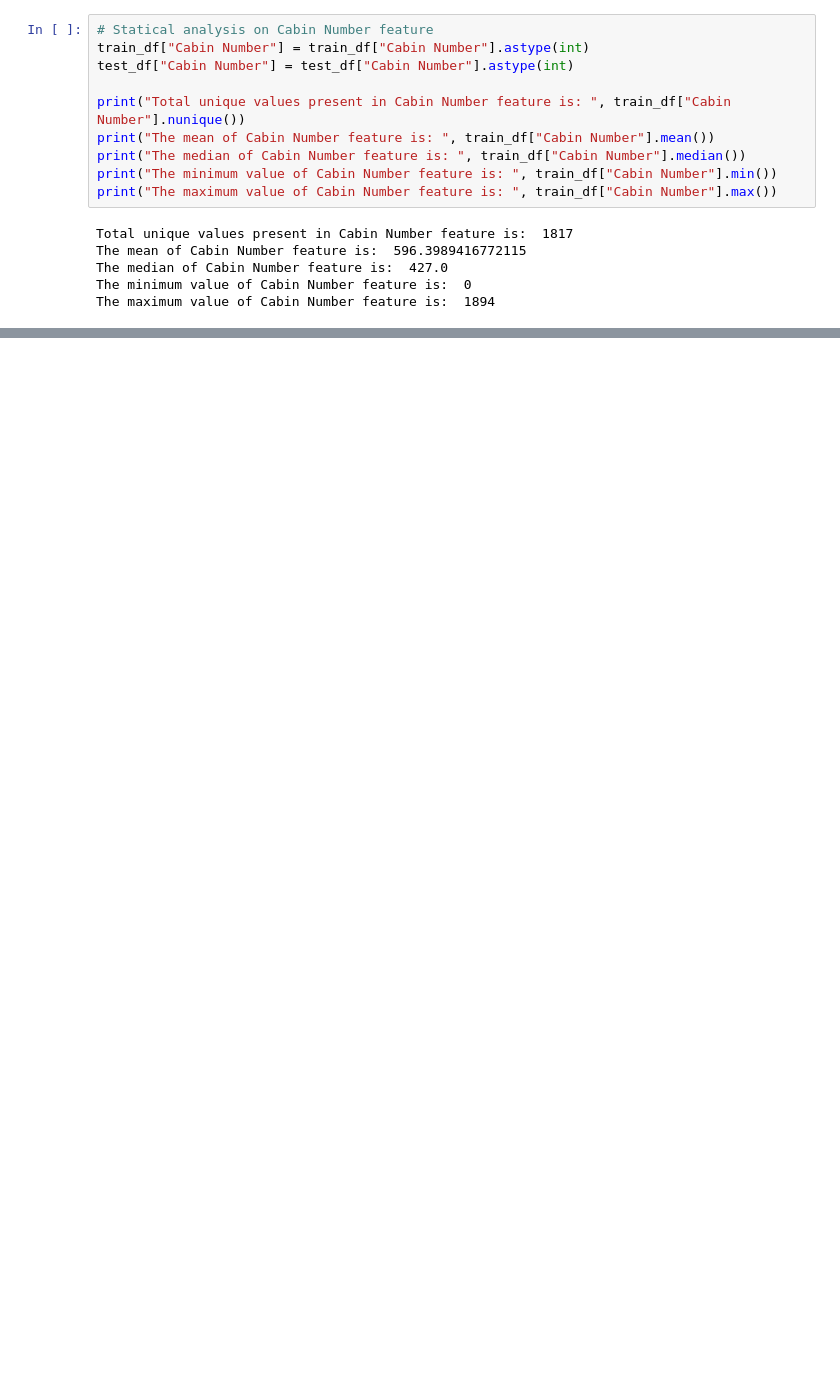
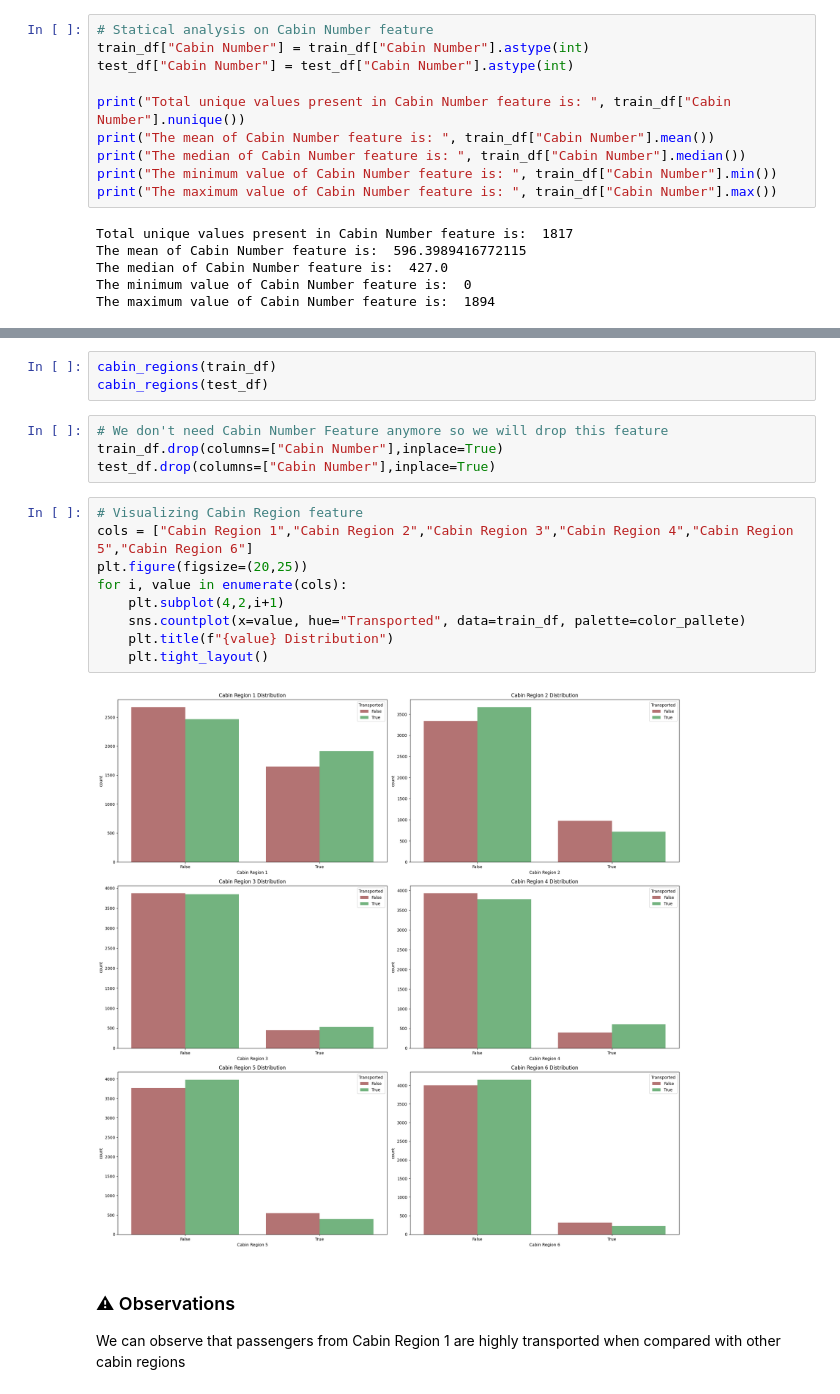
Before and after one commit to just-juanma/Spaceship-Titanic, a Jupyter notebook: notebooks/FeatureEngineering.ipynb, the cells around one changed output, grey strips where cells are left out. Saved outputs shown, nothing was run; the diff lists cells and outputs as text; blank space fills up the shorter version.

```diff
--- a/notebooks/FeatureEngineering.ipynb
+++ b/notebooks/FeatureEngineering.ipynb
@@ -155,0 +167,21 @@ Text(0.5, 1.0, 'Cabin Number Distribution')
+# %%
+cabin_regions(train_df)
+cabin_regions(test_df)
+# %%
+# We don't need Cabin Number Feature anymore so we will drop this feature
+train_df.drop(columns=["Cabin Number"],inplace=True)
+test_df.drop(columns=["Cabin Number"],inplace=True)
+# %%
+# Visualizing Cabin Region feature
+cols = ["Cabin Region 1","Cabin Region 2","Cabin Region 3","Cabin Region 4","Cabin Region 5","Cabin Region 6"]
+plt.figure(figsize=(20,25))
+for i, value in enumerate(cols):
+    plt.subplot(4,2,i+1)
+    sns.countplot(x=value, hue="Transported", data=train_df, palette=color_pallete)
+    plt.title(f"{value} Distribution")
+    plt.tight_layout()
+# %% [output]
+[figure, added]
+# %% [markdown]
+### ⚠ Observations
+We can observe that passengers from Cabin Region 1 are highly transported when compared with other cabin regions
```
Also changed, not shown: parts of 5 cells of this notebook, 2 other files.
